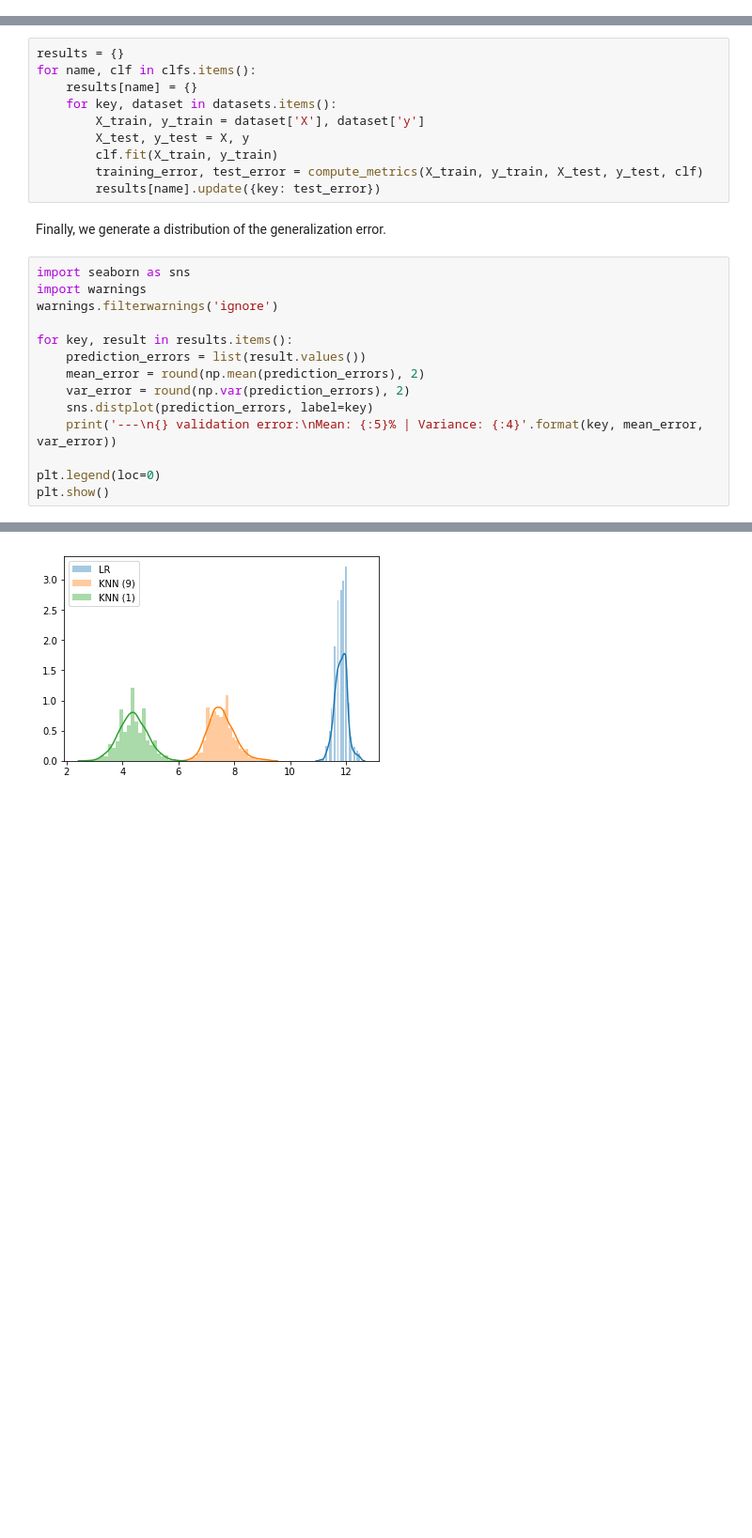
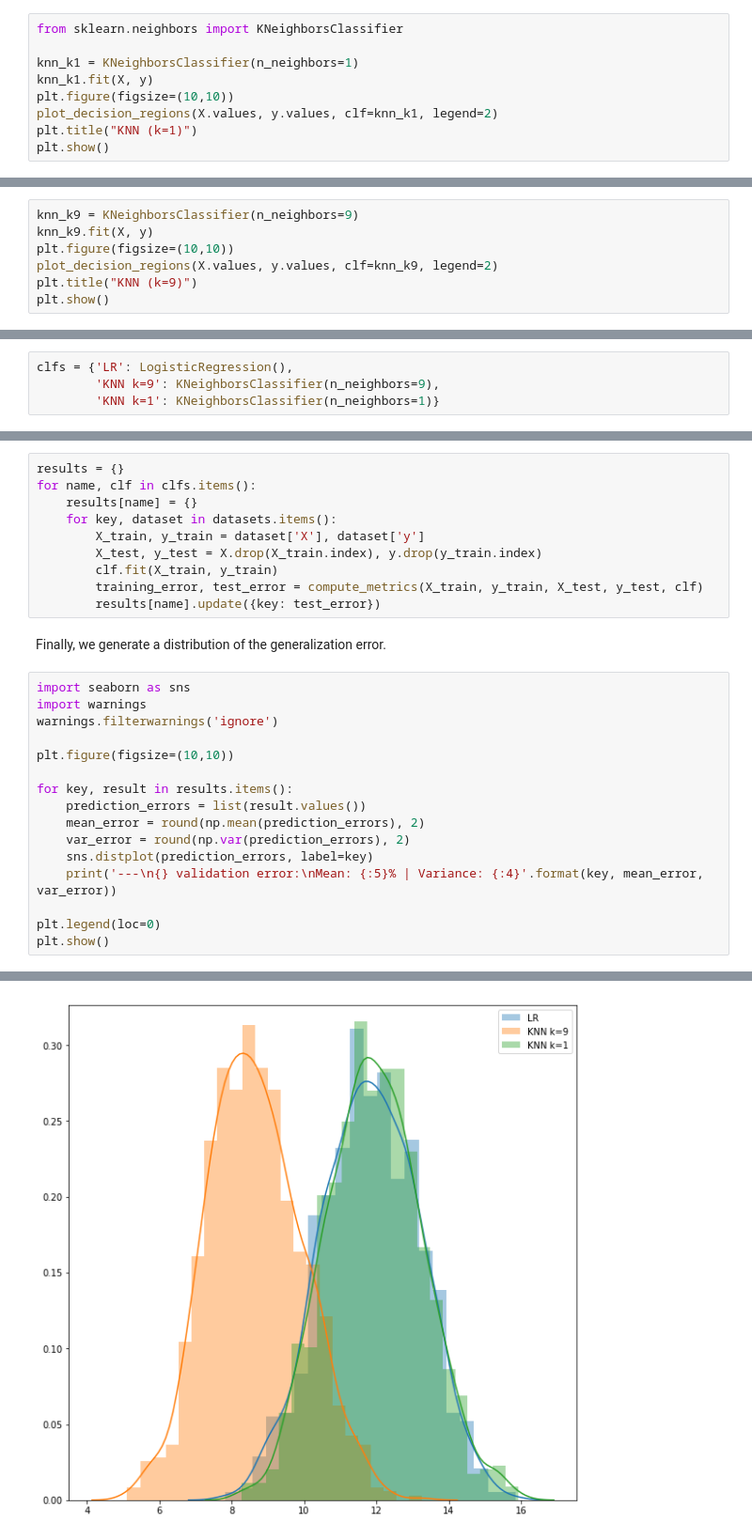
Before and after one commit to LDSSA/bootcamp, a Jupyter notebook: units/SLU11_Model_Validation/learning.ipynb, the cells around one changed output, grey strips where cells are left out. Shown: that part at 94% size. Cells and saved outputs as stored; diff of their text form; blank space fills up the shorter version.

```diff
--- a/units/SLU11_Model_Validation/learning.ipynb
+++ b/units/SLU11_Model_Validation/learning.ipynb
@@ -134,0 +149,9 @@ for key, clf in clfs.items():
+# %%
+from sklearn.neighbors import KNeighborsClassifier
+
+knn_k1 = KNeighborsClassifier(n_neighbors=1)
+knn_k1.fit(X, y)
+plt.figure(figsize=(10,10))
+plot_decision_regions(X.values, y.values, clf=knn_k1, legend=2)
+plt.title("KNN (k=1)")
+plt.show()
@@ -134,0 +166,7 @@ for key, clf in clfs.items():
+# %%
+knn_k9 = KNeighborsClassifier(n_neighbors=9)
+knn_k9.fit(X, y)
+plt.figure(figsize=(10,10))
+plot_decision_regions(X.values, y.values, clf=knn_k9, legend=2)
+plt.title("KNN (k=9)")
+plt.show()
@@ -135 +183,5 @@ for key, clf in clfs.items():
+# %%
+clfs = {'LR': LogisticRegression(),
+        'KNN k=9': KNeighborsClassifier(n_neighbors=9),
+        'KNN k=1': KNeighborsClassifier(n_neighbors=1)}
 # %% [markdown]
@@ -351,7 +393,7 @@ for name, clf in clfs.items():
     results[name] = {}
     for key, dataset in datasets.items():
         X_train, y_train = dataset['X'], dataset['y']
-        X_test, y_test = X, y
+        X_test, y_test = X.drop(X_train.index), y.drop(y_train.index)
         clf.fit(X_train, y_train)
         training_error, test_error = compute_metrics(X_train, y_train, X_test, y_test, clf)
         results[name].update({key: test_error})
@@ -361,6 +403,8 @@ Finally, we generate a distribution of the generalization error.
 import seaborn as sns
 import warnings
 warnings.filterwarnings('ignore')
+
+plt.figure(figsize=(10,10))
 
 for key, result in results.items():
     prediction_errors = list(result.values())
@@ -384 +428 @@ Mean:  4.38% | Variance: 0.25
-[figure, old version]
+[figure, new version]
```
Also changed, not shown: parts of 32 cells of this notebook, 2 other files.
